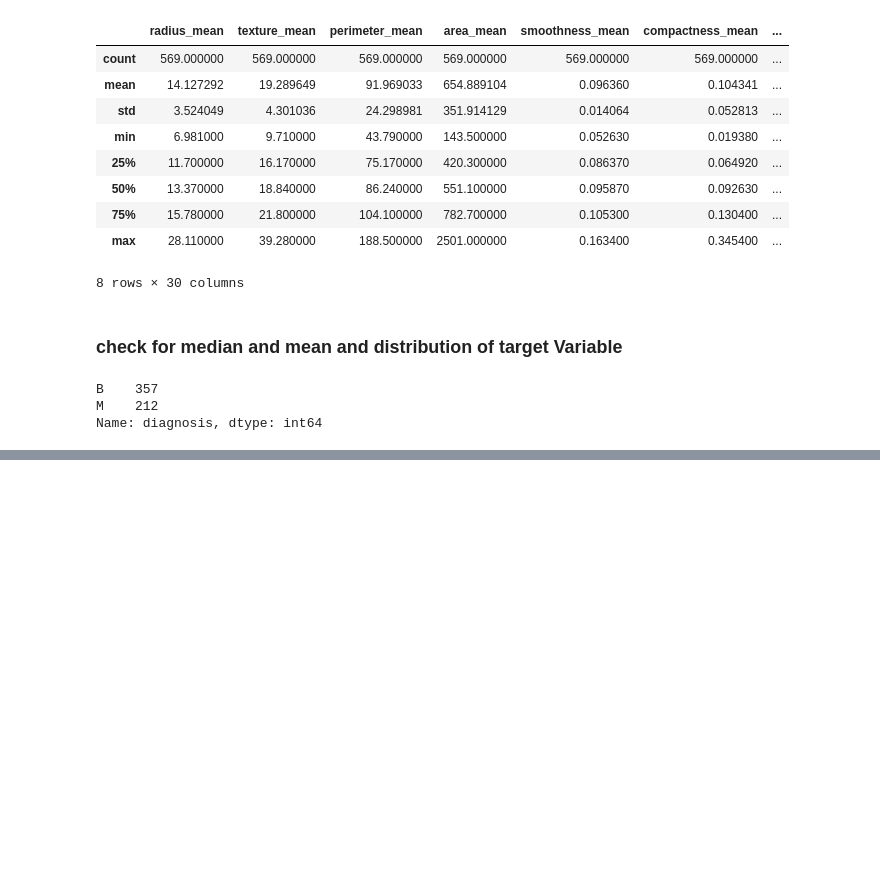
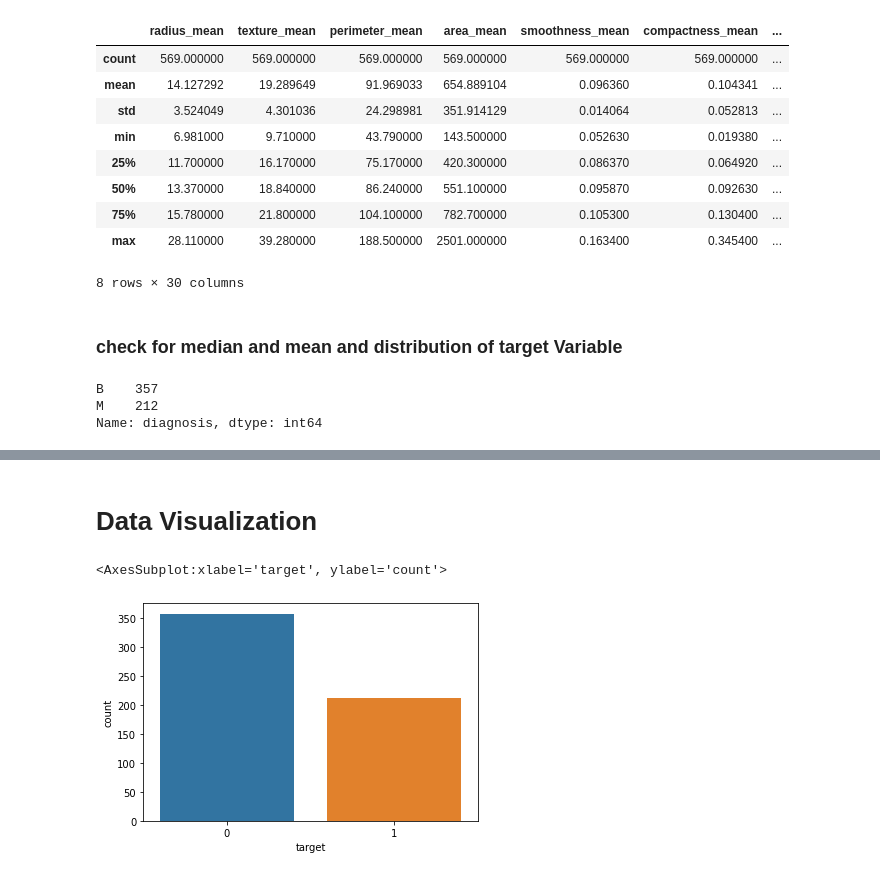
Before and after one commit to rubeshnpl13/Breast-Cancer-Classification-with-Neural-Network, a Jupyter notebook: Breast Cancer Classification with Neural Network.ipynb, the cells around one changed output, grey strips where cells are left out. Cells and saved outputs as stored; diff of their text form; code cells hidden in the pictures; blank space fills up the shorter version.

Commit message:
Data visualization complete

```diff
--- a/Breast Cancer Classification with Neural Network.ipynb
+++ b/Breast Cancer Classification with Neural Network.ipynb
@@ -117,0 +151,9 @@ breast_cancer_data.drop(columns='diagnosis', axis=1, inplace=True)
+# %% [markdown]
+# Data Visualization
+# %%
+# countplot for the target column for checkin gthe distribution of target
+import seaborn as sns
+sns.countplot(x='target', data=breast_cancer_data)
+# %% [output]
+<AxesSubplot:xlabel='target', ylabel='count'>
+[figure, added]
```
Also changed, not shown: parts of 20 cells of this notebook, 1 other file.
